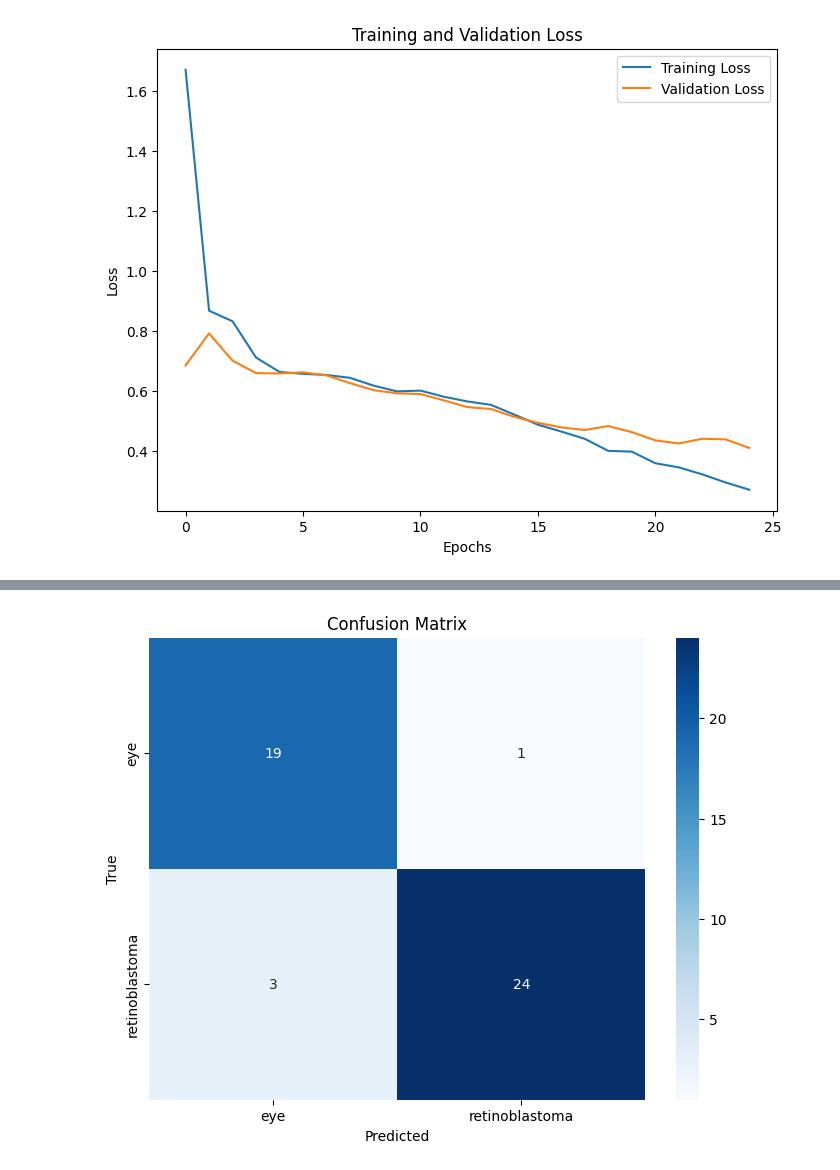
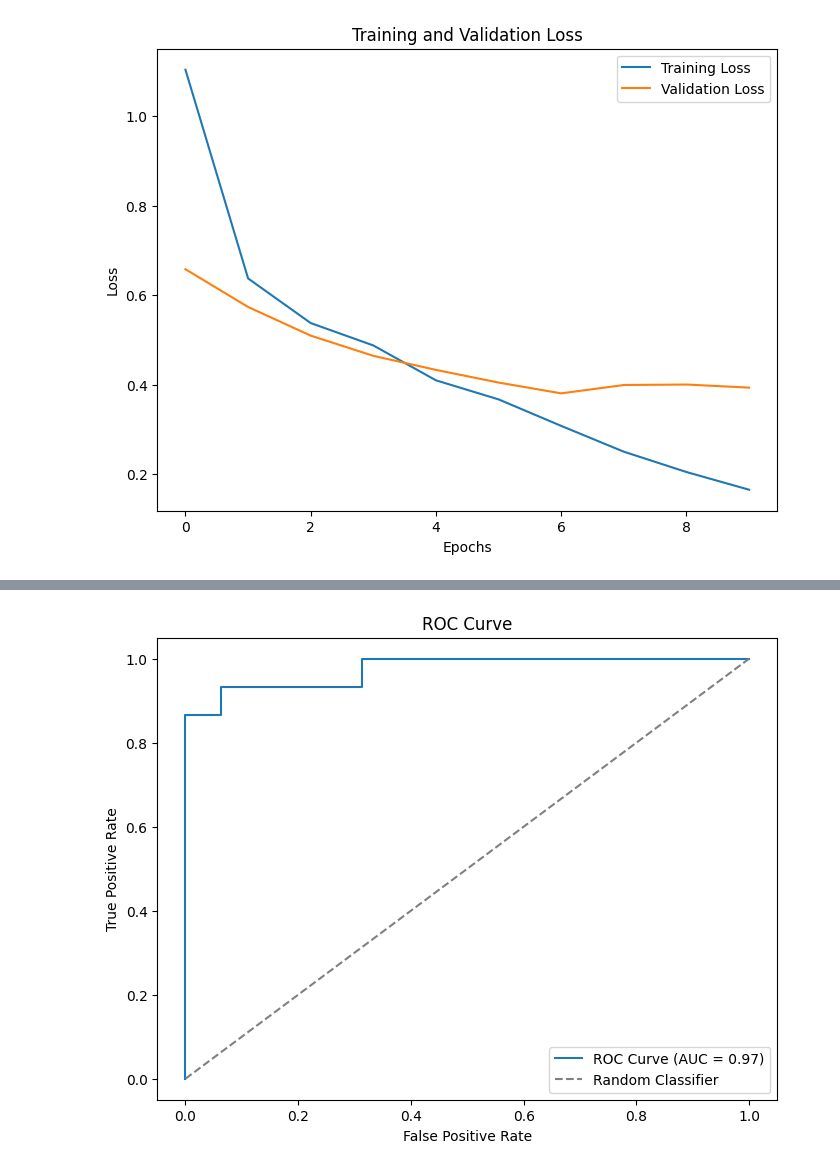
Before and after one commit to amirnavon/Retinoblastoma_Detector, a Jupyter notebook: evaluation.ipynb, the cells around one changed output, grey strips where cells are left out. Cells and saved outputs as stored; diff of their text form; code cells hidden in the pictures.

Commit message:
best model

```diff
--- a/evaluation.ipynb
+++ b/evaluation.ipynb
@@ -36,14 +12,8 @@ RetinoblastomaDetector(
 # %%
-# Load the dataset
-data_dir = "Training"
-_, class_names = load_dataset(data_dir)
-
-# Split dataset (same as in train.py)
-from torch.utils.data import random_split
-train_loader, _ = load_dataset(data_dir)
-train_size = int(0.7 * len(train_loader.dataset))
-test_size = len(train_loader.dataset) - train_size
-_, test_dataset = random_split(train_loader.dataset, [train_size, test_size])
-
-# Create a DataLoader for the test set
-test_loader = DataLoader(test_dataset, batch_size=64, shuffle=False)
+# Initialize the model
+device = torch.device("cuda" if torch.cuda.is_available() else "cpu")
+model = RetinoblastomaDetector().to(device)
+# Load the model state dictionary safely
+state_dict = torch.load("models/retinoblastoma_detector.pth", weights_only=True)
+model.load_state_dict(state_dict)
+model.eval()
@@ -65,51 +43,41 @@ plt.title("Training and Validation Loss")
 plt.legend()
 plt.show()
 
-# Evaluate the model with metrics
-y_true = []  # True labels
-y_pred = []  # Predicted labels
-y_probs = []  # Predicted probabilities for ROC-AUC
+# Evaluate the model
+all_labels = []
+all_preds = []
+all_probs = []
 
-# Generate predictions and collect true labels
 with torch.no_grad():
-    for images, labels in test_loader:
+    for images, labels in validation_loader:
         images, labels = images.to(device), labels.to(device)
         outputs = model(images)
-        probs = torch.softmax(outputs, dim=1)[:, 1]  # Probabilities for the positive class
-        preds = torch.argmax(outputs, dim=1)         # Predicted class labels
 
-        y_probs.extend(probs.cpu().numpy())
-        y_pred.extend(preds.cpu().numpy())
-        y_true.extend(labels.cpu().numpy())
+        # Apply threshold
+        probabilities = torch.softmax(outputs, dim=1)[:, 1].cpu().numpy()
+        predictions = (probabilities > 0.4).astype(int)
+        all_labels.extend(labels.cpu().numpy())
+        all_preds.extend(predictions)
+        all_probs.extend(probabilities)
 
-# Compute Confusion Matrix
-cm = confusion_matrix(y_true, y_pred)
+# Compute evaluation metrics
+print("Classification Report:")
+print(classification_report(all_labels, all_preds, target_names=class_names, zero_division=1))
+print("Confusion Matrix:")
+print(confusion_matrix(all_labels, all_preds))
 
-# Plot Confusion Matrix
-plt.figure(figsize=(8, 6))
-sns.heatmap(cm, annot=True, fmt="d", cmap="Blues", xticklabels=class_names, yticklabels=class_names)
-plt.xlabel("Predicted")
-plt.ylabel("True")
-plt.title("Confusion Matrix")
-plt.show()
-
-# Classification Report
-print("\nClassification Report:")
-print(classification_report(y_true, y_pred, target_names=class_names))
-
-# Compute ROC-AUC
-auc_roc = roc_auc_score(y_true, y_probs)
-print(f"ROC-AUC Score: {auc_roc:.2f}")
+roc_auc = roc_auc_score(all_labels, all_probs)
+print(f"ROC-AUC Score: {roc_auc:.2f}")
 
 # Plot the ROC Curve
-fpr, tpr, _ = roc_curve(y_true, y_probs)
+fpr, tpr, _ = roc_curve(all_labels, all_probs)
 plt.figure(figsize=(8, 6))
-plt.plot(fpr, tpr, label=f"AUC-ROC: {auc_roc:.2f}")
-plt.plot([0, 1], [0, 1], "k--", label="Random Guess")
+plt.plot(fpr, tpr, label=f"ROC Curve (AUC = {roc_auc:.2f})")
+plt.plot([0, 1], [0, 1], linestyle="--", color="gray", label="Random Classifier")
 plt.xlabel("False Positive Rate")
 plt.ylabel("True Positive Rate")
 plt.title("ROC Curve")
 plt.legend()
 plt.show()
 # %% [output]
-[figure, old version]
+[figure, new version]
@@ -116 +98 @@ plt.show()
-[figure, old version]
+[figure, new version]
```
Also changed, not shown: parts of 5 cells of this notebook, 4 other files.
